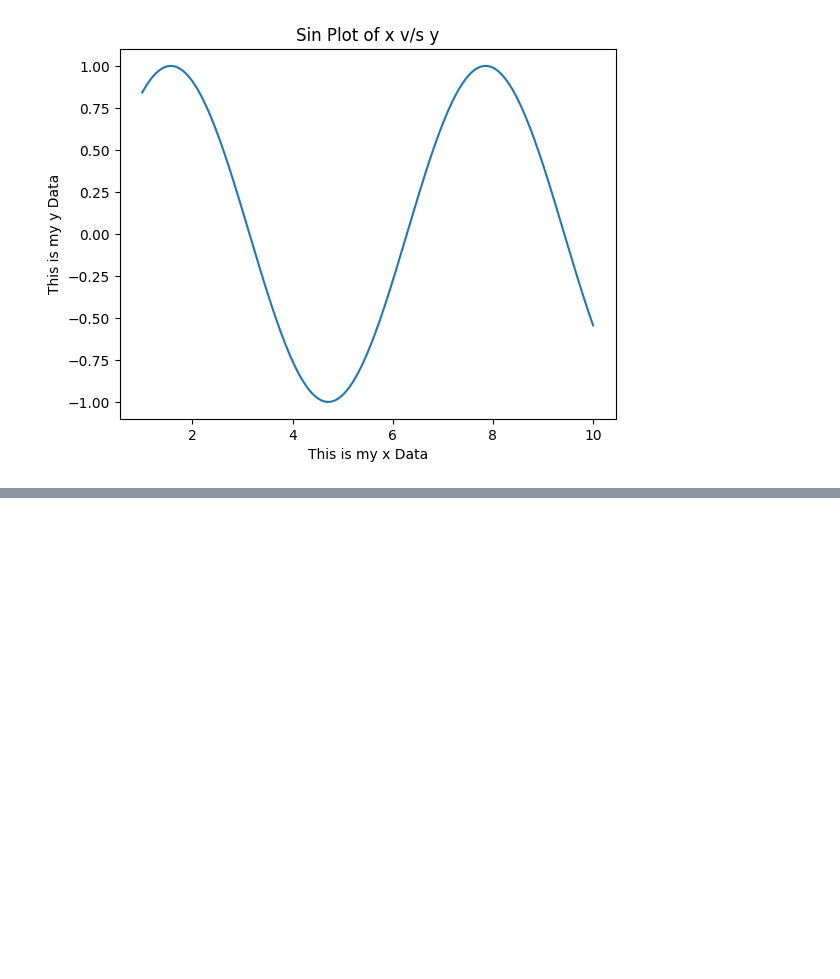
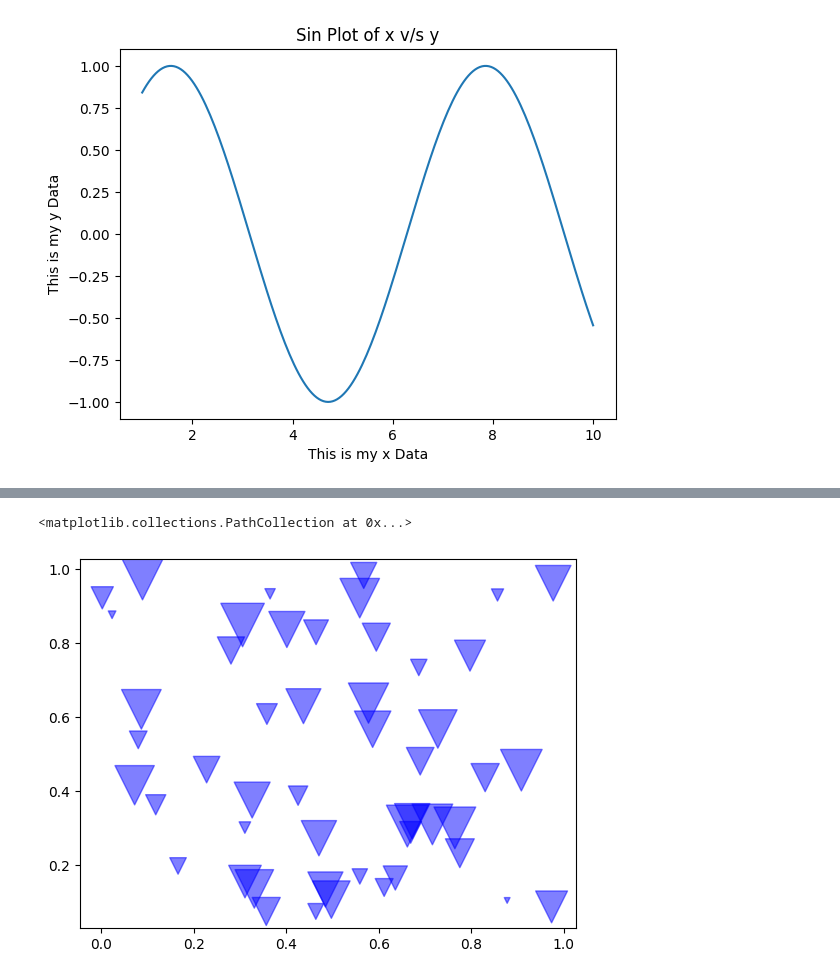
Before and after one commit to anuj-kumar-30/ML_pw, a Jupyter notebook: M15_numpy_matplotlib_seaborn_plotly_bokeh/Matplotlib/matplotlib.ipynb, the cells around one changed output, grey strips where cells are left out. Saved outputs shown, nothing was run; the diff lists cells and outputs as text; code cells hidden in the pictures; blank space fills up the shorter version.

```diff
--- a/M15_numpy_matplotlib_seaborn_plotly_bokeh/Matplotlib/matplotlib.ipynb
+++ b/M15_numpy_matplotlib_seaborn_plotly_bokeh/Matplotlib/matplotlib.ipynb
@@ -73 +73,9 @@ plt.figure(figsize=(8,4))
 <Figure size 800x400 with 0 Axes>
+# %%
+x = np.random.rand(50)
+y = np.random.rand(50)
+sizes = np.random.rand(50)*1000
+plt.scatter(x,y , color='blue', s= sizes, alpha=0.5, marker='v')
+# %% [output]
+<matplotlib.collections.PathCollection at 0x...>
+[figure, added]
```
Also changed, not shown: parts of 10 cells of this notebook, 2 other files.
